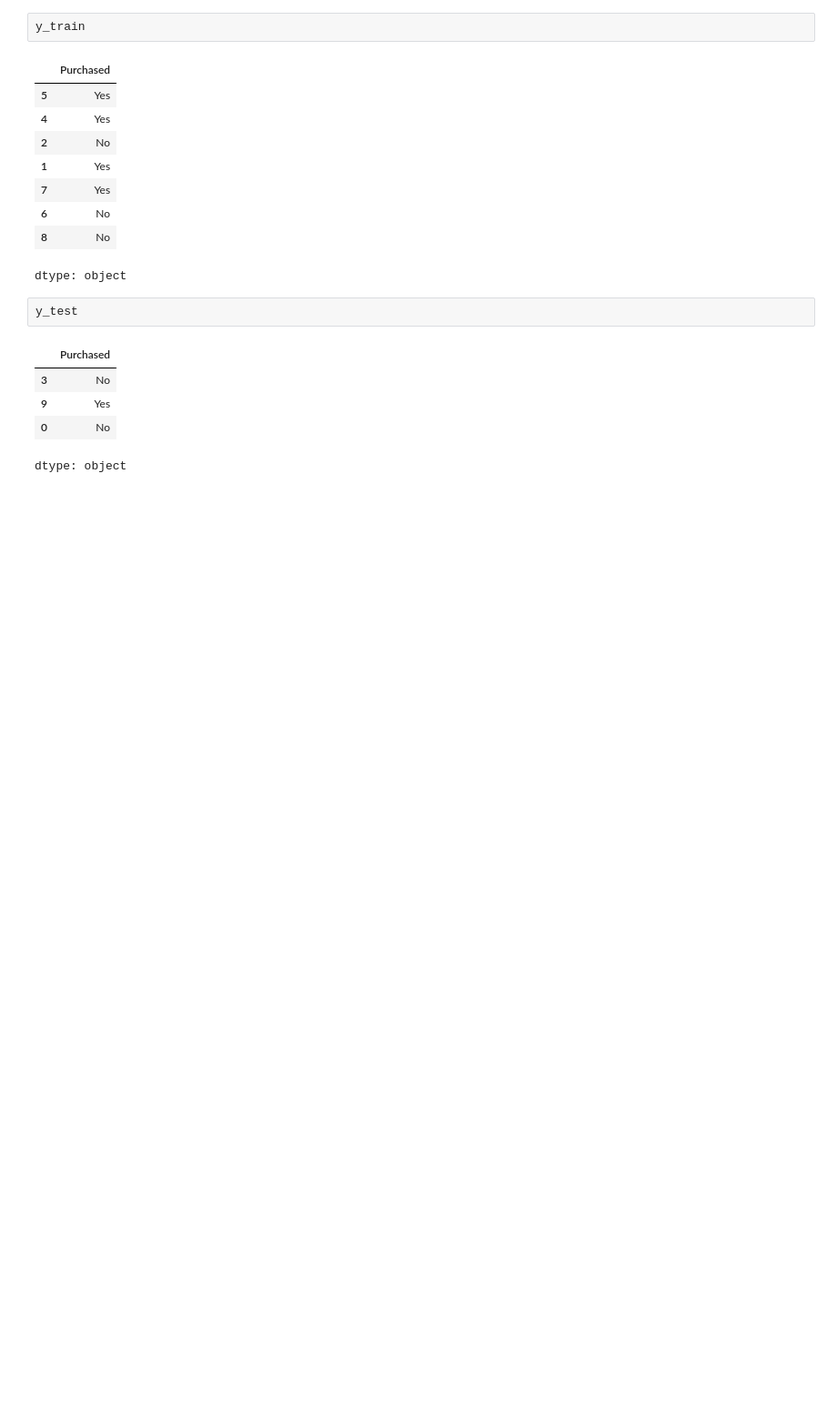
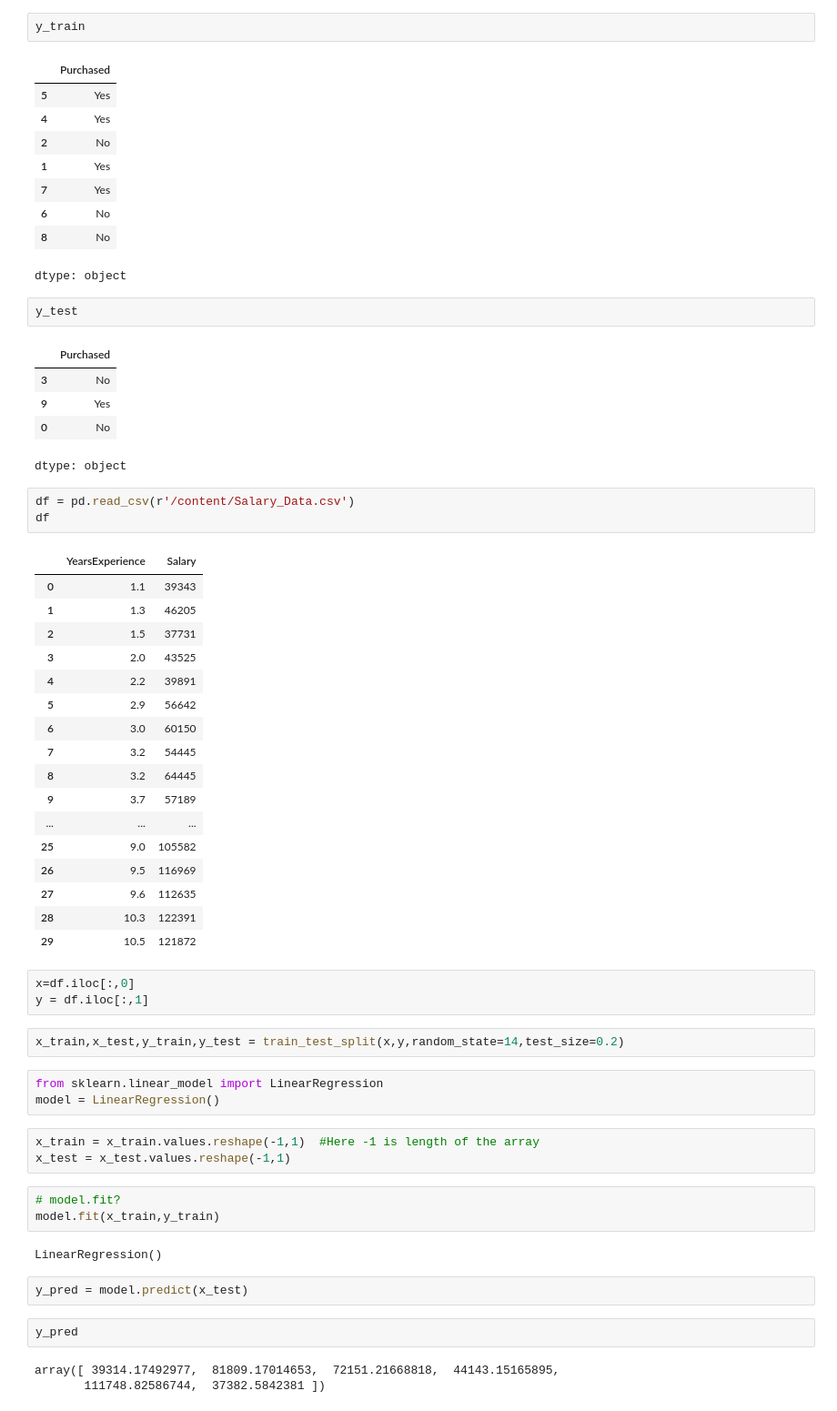
Before and after one commit to Abhinav-sai-k/Numpy-and-Pandas, a Jupyter notebook: sklearn_n_SLR.ipynb, the cells around one changed output. Shown at 91% size. Drawn from its saved outputs; the diff is of its cells as text; blank space fills up the shorter version.

```diff
--- a/sklearn_n_SLR.ipynb
+++ b/sklearn_n_SLR.ipynb
@@ -138,3 +138,47 @@ y_test
 | 9 | Yes |
 | 0 | No |
 dtype: object
+# %%
+df = pd.read_csv(r'/content/Salary_Data.csv')
+df
+# %% [output]
+|  | YearsExperience | Salary |
+| 0 | 1.1 | 39343 |
+| 1 | 1.3 | 46205 |
+| 2 | 1.5 | 37731 |
+| 3 | 2.0 | 43525 |
+| 4 | 2.2 | 39891 |
+| 5 | 2.9 | 56642 |
+| 6 | 3.0 | 60150 |
+| 7 | 3.2 | 54445 |
+| 8 | 3.2 | 64445 |
+| 9 | 3.7 | 57189 |
+| ... | ... | ... |
+| 25 | 9.0 | 105582 |
+| 26 | 9.5 | 116969 |
+| 27 | 9.6 | 112635 |
+| 28 | 10.3 | 122391 |
+| 29 | 10.5 | 121872 |
+# %%
+x=df.iloc[:,0]
+y = df.iloc[:,1]
+# %%
+x_train,x_test,y_train,y_test = train_test_split(x,y,random_state=14,test_size=0.2)
+# %%
+from sklearn.linear_model import LinearRegression
+model = LinearRegression()
+# %%
+x_train = x_train.values.reshape(-1,1)  #Here -1 is length of the array
+x_test = x_test.values.reshape(-1,1)
+# %%
+# model.fit?
+model.fit(x_train,y_train)
+# %% [output]
+LinearRegression()
+# %%
+y_pred = model.predict(x_test)
+# %%
+y_pred
+# %% [output]
+array([ 39314.17492977,  81809.17014653,  72151.21668818,  44143.15165895,
+       111748.82586744,  37382.5842381 ])
```
Also changed, not shown: parts of 22 cells of this notebook.
